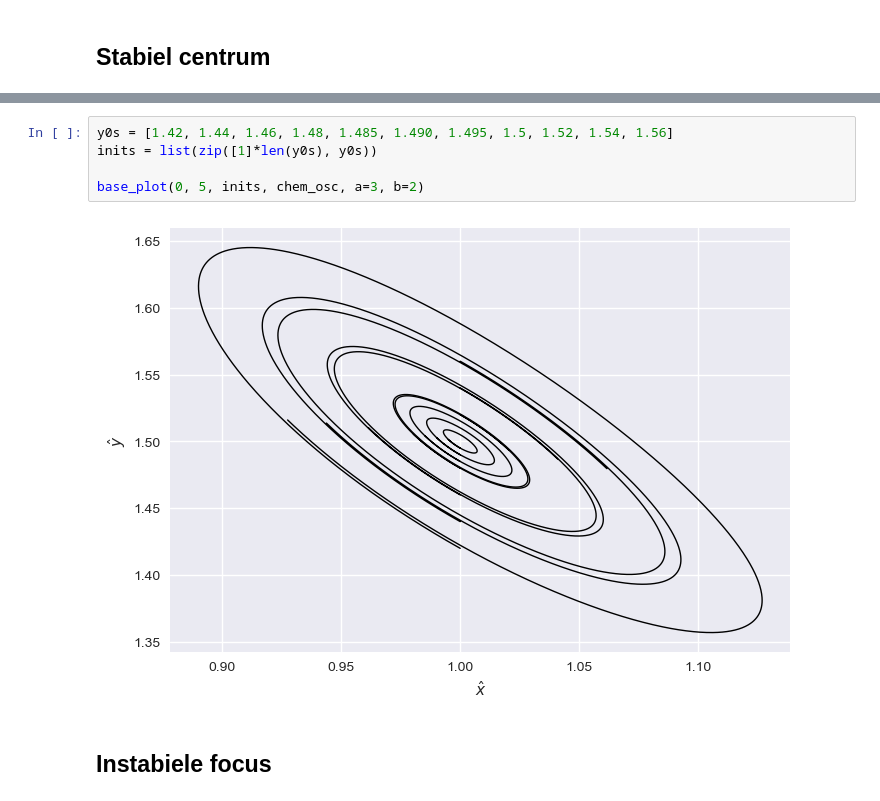
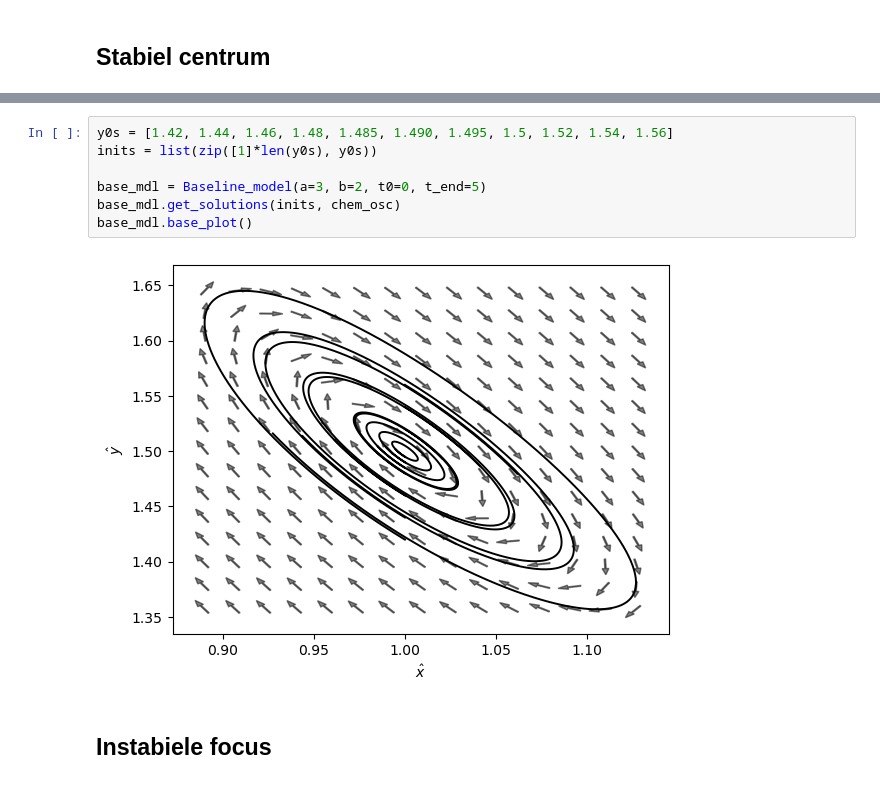
Before and after one commit to koenbres04/ChemClockCode, a Jupyter notebook: plots.ipynb, the cells around one changed output, grey strips where cells are left out. Saved outputs shown, nothing was run; the diff lists cells and outputs as text.

```diff
--- a/plots.ipynb
+++ b/plots.ipynb
@@ -97,10 +185,12 @@ main_plot(0, 40, inits, chem_osc, a=3, b=2)
 # %%
 y0s = [1.42, 1.44, 1.46, 1.48, 1.485, 1.490, 1.495, 1.5, 1.52, 1.54, 1.56]
 inits = list(zip([1]*len(y0s), y0s))
 
-base_plot(0, 5, inits, chem_osc, a=3, b=2)
+base_mdl = Baseline_model(a=3, b=2, t0=0, t_end=5)
+base_mdl.get_solutions(inits, chem_osc)
+base_mdl.base_plot()
 # %% [output]
-[figure, old version]
+[figure, new version]
 # %% [markdown]
 ## Instabiele focus
 # %%
```
Also changed, not shown: parts of 11 cells of this notebook.
